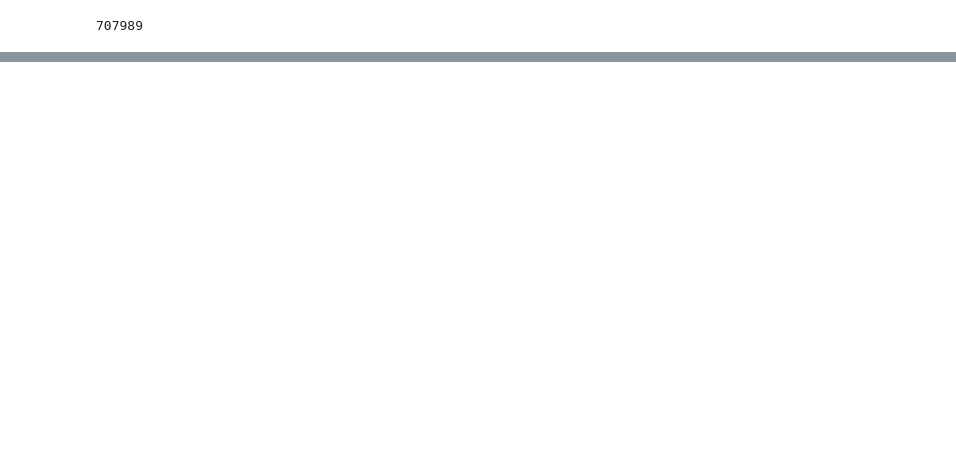
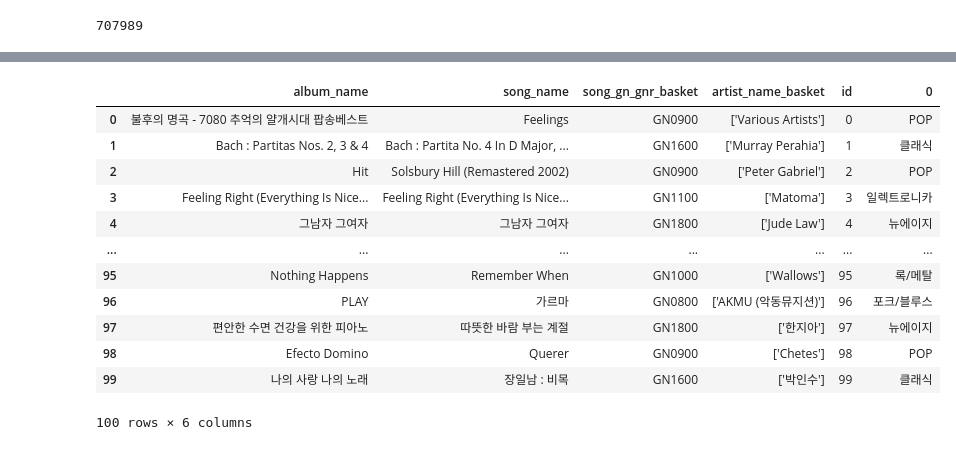
Before and after one commit to SHEWANTSME/BDP_term_project, a Jupyter notebook: scripts/prac.ipynb, the cells around one changed output, grey strips where cells are left out. Drawn from its saved outputs; the diff is of its cells as text; code cells hidden in the pictures; blank space fills up the shorter version.

Commit message:
기존의 2중for문 방식 대신 left_join으로 해결
진작에 이렇게 할걸..

```diff
--- a/scripts/prac.ipynb
+++ b/scripts/prac.ipynb
@@ -86,0 +71,6 @@ song_meta.head(100)
+# %%
+dff['song_gn_gnr_basket'] = dff.index # df를 transpose한 dff의 index가 dff의 칼럼으로 들어가 있어야 한다
+# %%
+dff.reset_index(inplace = True) # 기존의 index였던 값들이 필요가 없어졌으므로 reset_index를 해준다 -> inplace=True여야 dff가 초기화된다
+# %%
+dff = dff.drop(['index'],axis=1)# 인덱스라는 칼럼은 필요가 없으니 drop
@@ -86,0 +94,23 @@ song_meta.head(100)
+# %%
+dff_Inner_join = pd.merge(song_meta, dff , left_on = 'song_gn_gnr_basket',right_on='song_gn_gnr_basket' , how = 'inner')
+dff_Outer_join =pd.merge(song_meta, dff , left_on = 'song_gn_gnr_basket',right_on='song_gn_gnr_basket' , how = 'outer')
+dff_Left_join = pd.merge(song_meta, dff , left_on = 'song_gn_gnr_basket',right_on='song_gn_gnr_basket' , how = 'left')
+dff_Right_join = pd.merge(song_meta, dff , left_on = 'song_gn_gnr_basket',right_on='song_gn_gnr_basket' , how = 'right')
+# 뭘 해야 할지 몰라서 일단 이렇게 다 join 해두었다
+# %%
+dff_Left_join.head(100)
+# left_join이 알맞은 결과
+# %% [output]
+|  | album_name | song_name | song_gn_gnr_basket | artist_name_basket | id | 0 |
+| 0 | 불후의 명곡 - 7080 추억의 얄개시대 팝송베스트 | Feelings | GN0900 | ['Various Artists'] | 0 | POP |
+| 1 | Bach : Partitas Nos. 2, 3 & 4 | Bach : Partita No. 4 In D Major, ... | GN1600 | ['Murray Perahia'] | 1 | 클래식 |
+| 2 | Hit | Solsbury Hill (Remastered 2002) | GN0900 | ['Peter Gabriel'] | 2 | POP |
+| 3 | Feeling Right (Everything Is Nice... | Feeling Right (Everything Is Nice... | GN1100 | ['Matoma'] | 3 | 일렉트로니카 |
+| 4 | 그남자 그여자 | 그남자 그여자 | GN1800 | ['Jude Law'] | 4 | 뉴에이지 |
+| ... | ... | ... | ... | ... | ... | ... |
+| 95 | Nothing Happens | Remember When | GN1000 | ['Wallows'] | 95 | 록/메탈 |
+| 96 | PLAY | 가르마 | GN0800 | ['AKMU (악동뮤지션)'] | 96 | 포크/블루스 |
+| 97 | 편안한 수면 건강을 위한 피아노 | 따뜻한 바람 부는 계절 | GN1800 | ['한지아'] | 97 | 뉴에이지 |
+| 98 | Efecto Domino | Querer | GN0900 | ['Chetes'] | 98 | POP |
+| 99 | 나의 사랑 나의 노래 | 장일남 : 비목 | GN1600 | ['박인수'] | 99 | 클래식 |
+100 rows × 6 columns
```
Also changed, not shown: parts of 15 cells of this notebook.
